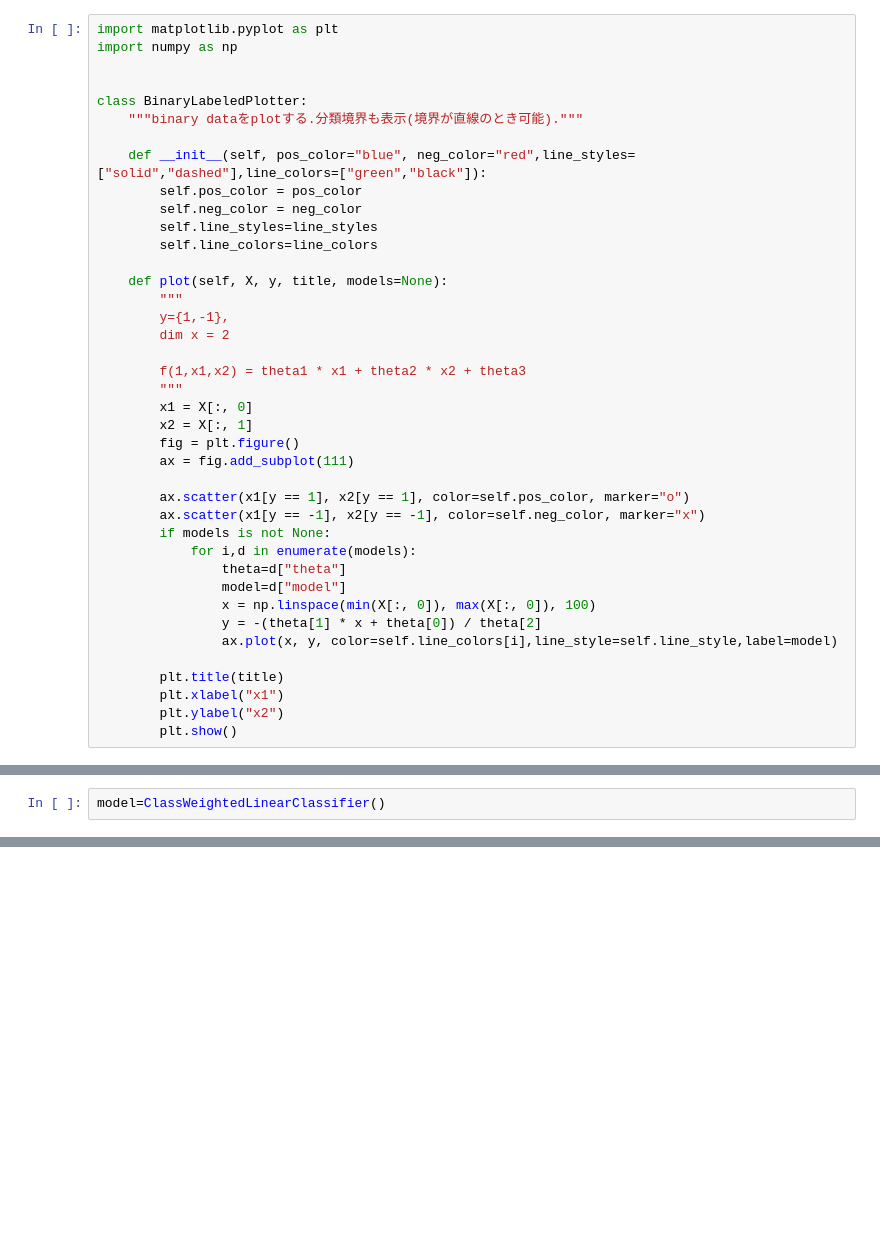
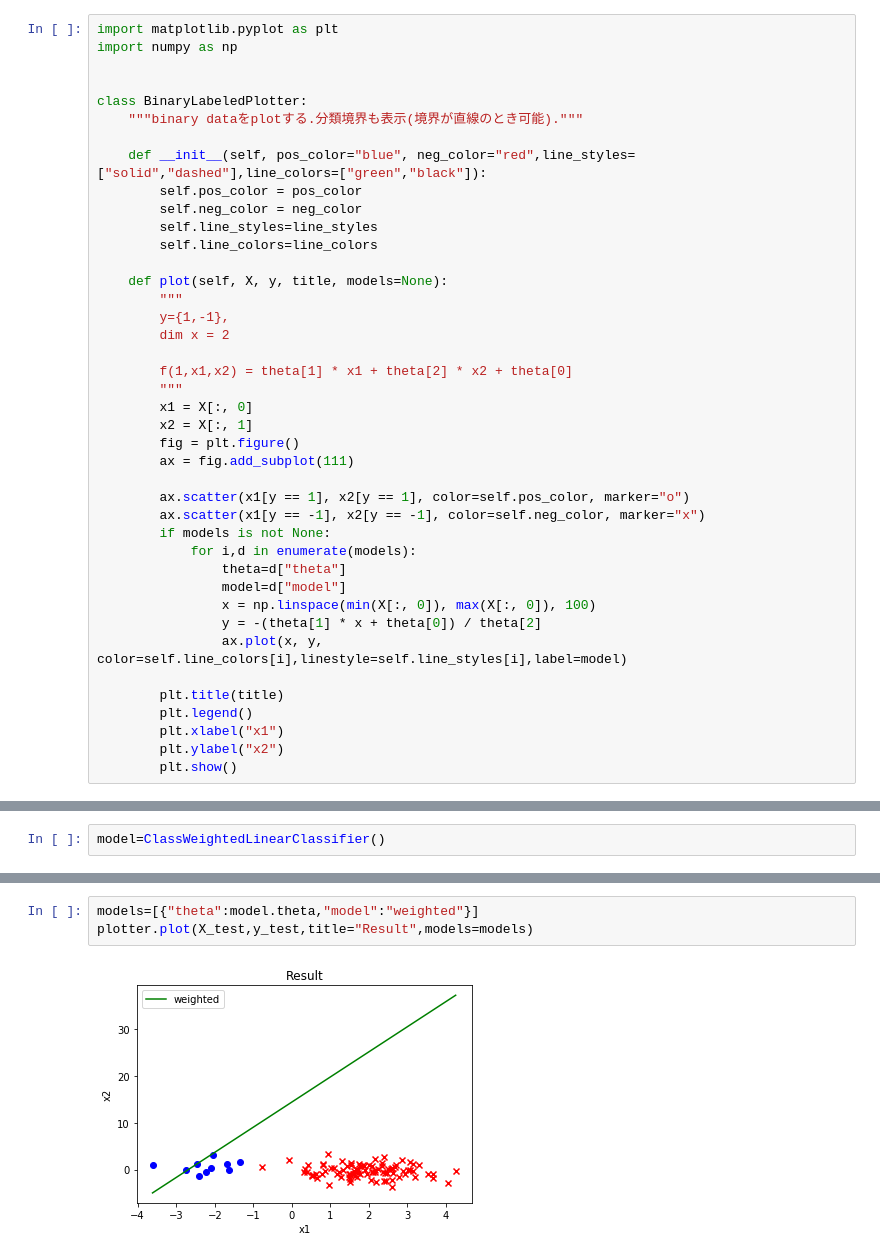
Before and after one commit to habroptilus/ml-tools, a Jupyter notebook: experiment/class_weighted_lsc.ipynb, the cells around one changed output, grey strips where cells are left out. Cells and saved outputs as stored; diff of their text form; blank space fills up the shorter version.

```diff
--- a/experiment/class_weighted_lsc.ipynb
+++ b/experiment/class_weighted_lsc.ipynb
@@ -39,7 +39,7 @@ class BinaryLabeledPlotter:
         y={1,-1},
         dim x = 2
 
-        f(1,x1,x2) = theta1 * x1 + theta2 * x2 + theta3
+        f(1,x1,x2) = theta[1] * x1 + theta[2] * x2 + theta[0]
         """
         x1 = X[:, 0]
         x2 = X[:, 1]
@@ -54,9 +54,10 @@ class BinaryLabeledPlotter:
                 model=d["model"]
                 x = np.linspace(min(X[:, 0]), max(X[:, 0]), 100)
                 y = -(theta[1] * x + theta[0]) / theta[2]
-                ax.plot(x, y, color=self.line_colors[i],line_style=self.line_style,label=model)
+                ax.plot(x, y, color=self.line_colors[i],linestyle=self.line_styles[i],label=model)
 
         plt.title(title)
+        plt.legend()
         plt.xlabel("x1")
         plt.ylabel("x2")
         plt.show()
@@ -102,0 +89,5 @@ array([[-1],
+# %%
+models=[{"theta":model.theta,"model":"weighted"}]
+plotter.plot(X_test,y_test,title="Result",models=models)
+# %% [output]
+[figure, added]
```
Also changed, not shown: parts of 2 cells of this notebook, 1 other file.
